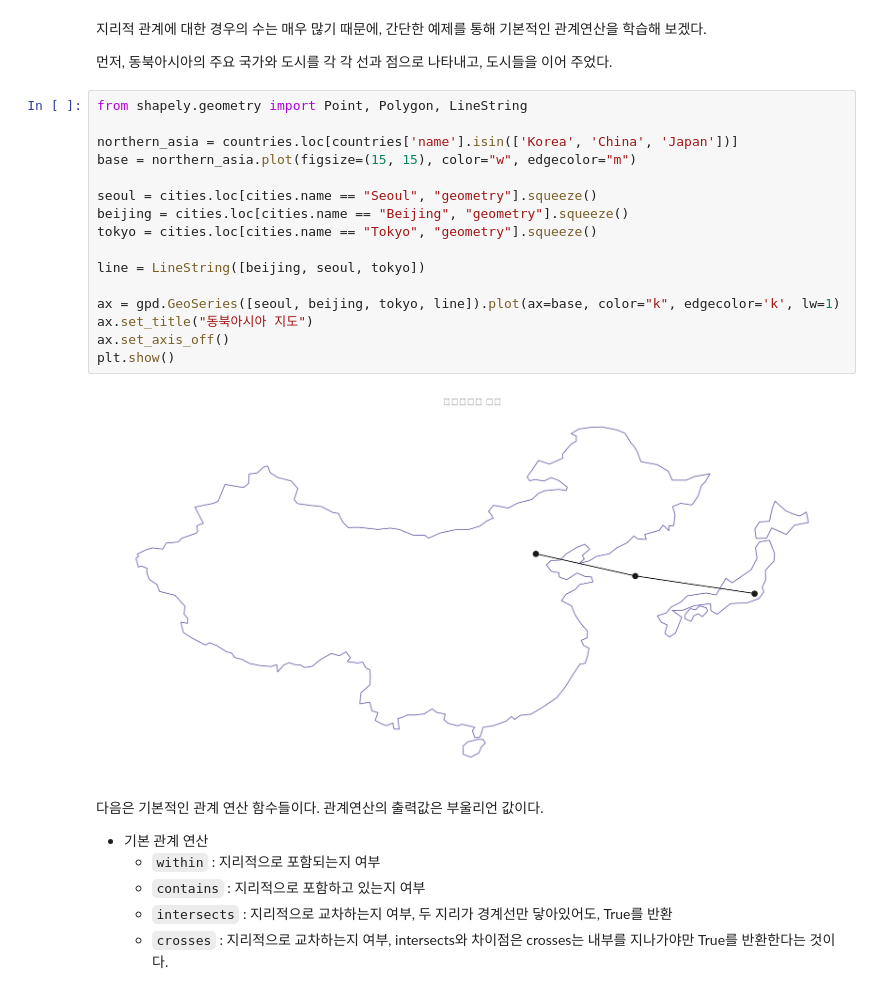
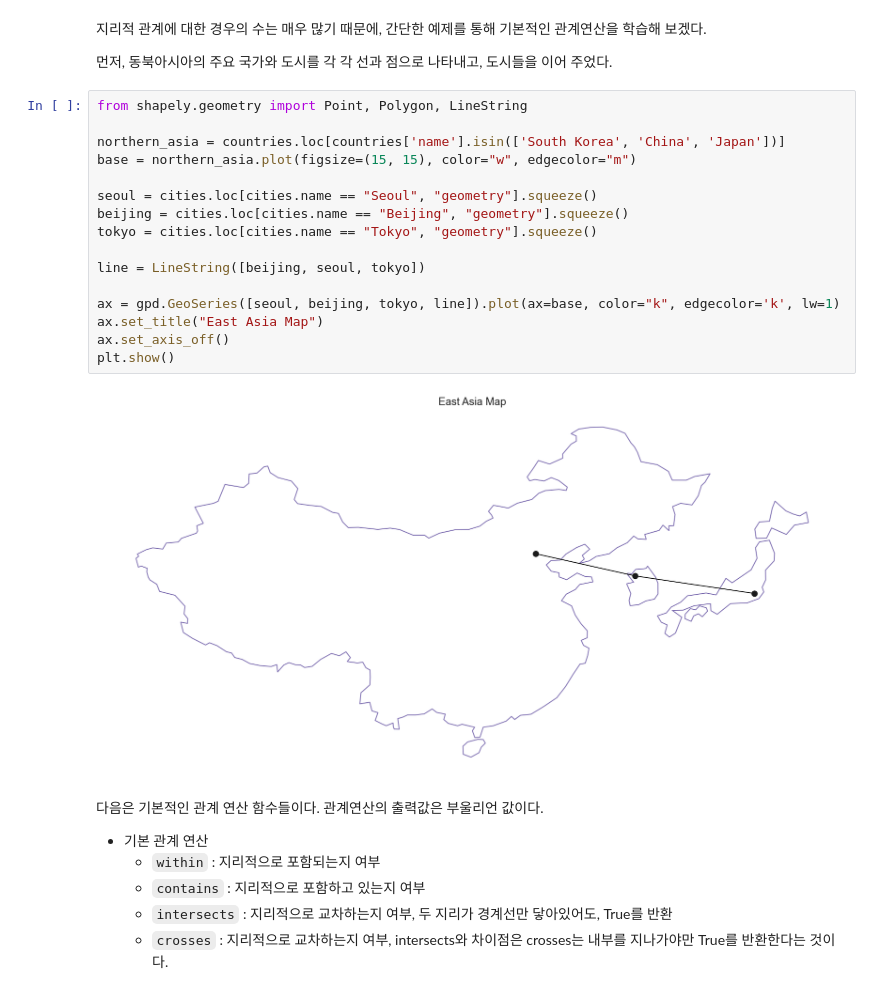
Before and after one commit to saanghyuk/0B-python, a Jupyter notebook: data_analysis/4_05_Geo_Pre_Processing.ipynb, the cells around one changed output. Cells and saved outputs as stored; diff of their text form.

```diff
--- a/data_analysis/4_05_Geo_Pre_Processing.ipynb
+++ b/data_analysis/4_05_Geo_Pre_Processing.ipynb
@@ -168,21 +221,21 @@ GeoPandas는 지리데이터 간의 관계를 연산해주는 기능을 가지
 # %%
 from shapely.geometry import Point, Polygon, LineString
 
-northern_asia = countries.loc[countries['name'].isin(['Korea', 'China', 'Japan'])]
+northern_asia = countries.loc[countries['name'].isin(['South Korea', 'China', 'Japan'])]
 base = northern_asia.plot(figsize=(15, 15), color="w", edgecolor="m")
 
 seoul = cities.loc[cities.name == "Seoul", "geometry"].squeeze()
 beijing = cities.loc[cities.name == "Beijing", "geometry"].squeeze()
 tokyo = cities.loc[cities.name == "Tokyo", "geometry"].squeeze()
 
 line = LineString([beijing, seoul, tokyo])
 
 ax = gpd.GeoSeries([seoul, beijing, tokyo, line]).plot(ax=base, color="k", edgecolor='k', lw=1)
-ax.set_title("동북아시아 지도")
+ax.set_title("East Asia Map")
 ax.set_axis_off()
 plt.show()
 # %% [output]
-[figure, old version]
+[figure, new version]
 # %% [markdown]
 다음은 기본적인 관계 연산 함수들이다. 관계연산의 출력값은 부울리언 값이다.
 * 기본 관계 연산
```
Also changed, not shown: parts of 36 cells of this notebook, 3 other files.
